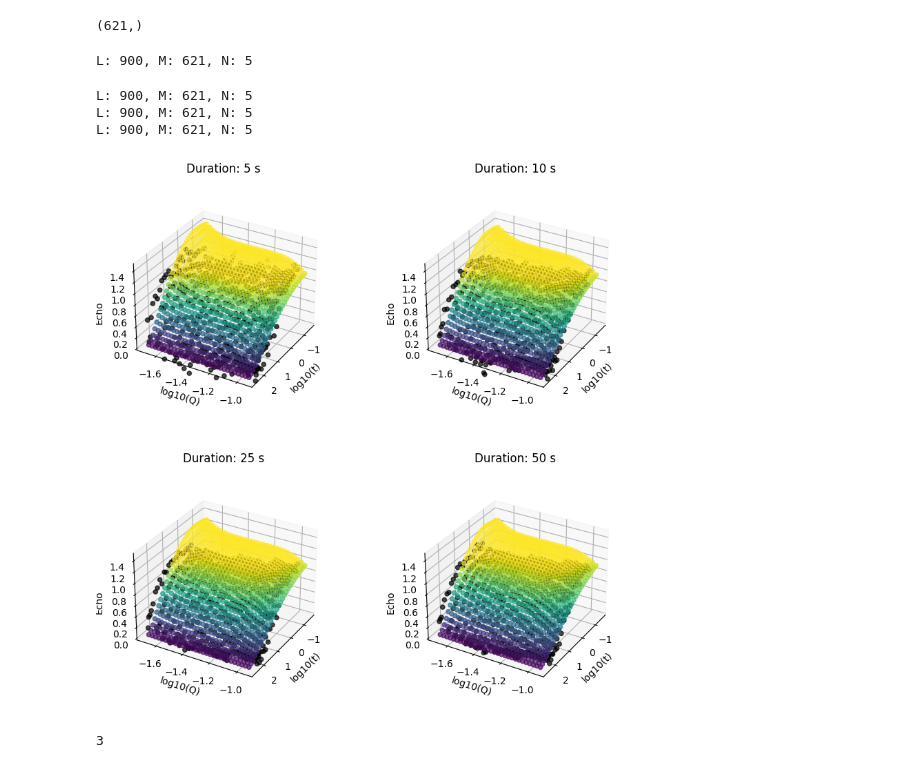
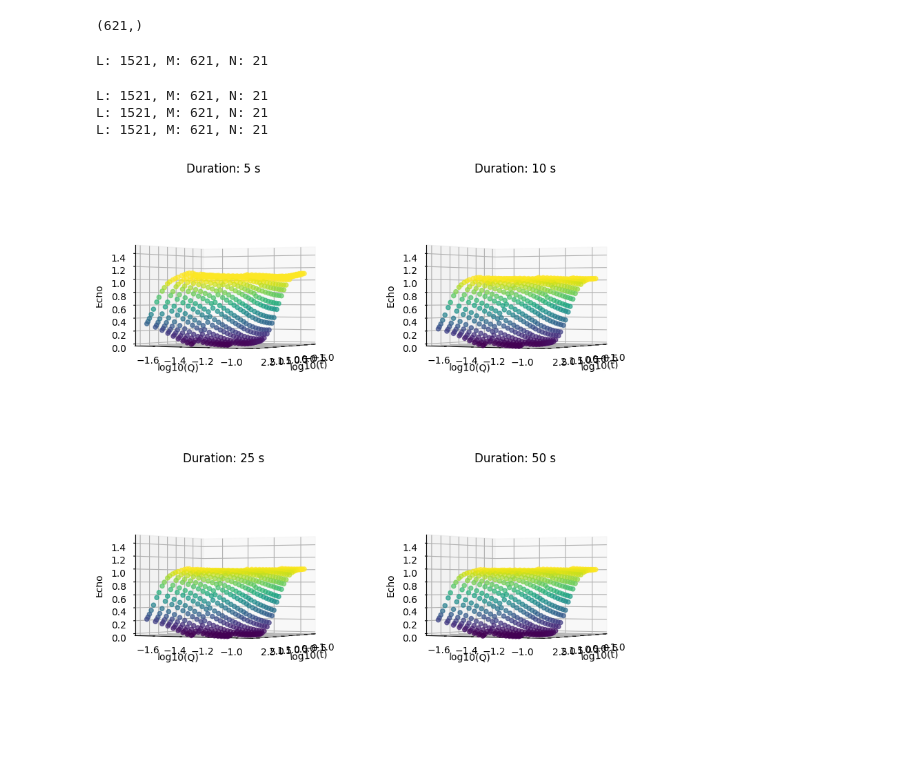
Before and after one commit to ch-tung/MLSR, a Jupyter notebook: spinecho/test_IN15.ipynb, the cells around one changed output. Cells and saved outputs as stored; diff of their text form; code cells hidden in the pictures.

```diff
--- a/spinecho/test_IN15.ipynb
+++ b/spinecho/test_IN15.ipynb
@@ -207,47 +207,58 @@ sqt_list[0].shape
 # %%
 from scipy.optimize import curve_fit
 fig = plt.figure(figsize=(10, 10))
+sqt_GPR_list = []
+sqt_GPR_err_list = []
 for i, duration in enumerate(duration_list):
     ax = fig.add_subplot(2, 2, i+1, projection='3d')
     axs.append(ax)
     sqt_exp = sqt_list[i]
-    delta_sqt_exp = sqt_err_list[i]
+    sqt_exp_lt = sqt_list[3]  # Take every third element
+    delta_sqt_exp = sqt_err_list[i]/4
     Q_obs = Q_flattened
     t_obs = t_flattened
+    # # Append (Q=min(Q_obs), t=min(t_obs), sqt=1) to the observed data
+    # Q_obs = np.append(Q_obs, Q_obs.min())
+    # t_obs = np.append(t_obs, t_obs.min())
+    # sqt_exp = np.append(sqt_exp, 1.0)
+    # delta_sqt_exp = np.append(delta_sqt_exp, 0.01)
+
     Q_eval_grid, t_eval_grid = np.meshgrid(np.logspace(np.log10(Q_obs.min()), np.log10(Q_obs.max()), 30), np.logspace(-1.5, 2.5, 30))
     Q_eval = Q_eval_grid.flatten()
     t_eval = t_eval_grid.flatten()
+    Q_eval = np.concatenate([Q_obs, Q_eval])
+    t_eval = np.concatenate([t_obs, t_eval])
 
     lambda_ = 0.25
-    mu_ = lambda_
+    mu_ = lambda_/2
 
-    N_Prony = 5
+    N_Prony = 21
     # list_tau_i = np.exp(np.linspace(-4,2,N_Prony))
-    list_tau_i = 10**(np.linspace(-2,2,N_Prony))
+    list_tau_i = 10**(np.linspace(-2,3,N_Prony))
+    # list_tau_i = np.linspace(0.05, 500, N_Prony)
     tau = np.array(list_tau_i)
     bg_mode = False
 
     A_GPR, K_GPR, sqt_GPR = bayesian_inference(
         sqt_exp, delta_sqt_exp, np.log(Q_obs), t_obs, np.log(Q_eval), t_eval, tau, mu_, lambda_, bg_mode=bg_mode
     )
 
-    ax.scatter(np.log10(t_eval), np.log10(Q_eval), sqt_GPR, c=sqt_GPR, alpha=0.7, vmax=1, vmin=0)
-    ax.scatter(np.log10(t_obs), np.log10(Q_obs), sqt_exp, c='k', alpha=0.7, vmax=1, vmin=0, marker='o', label='Observed')
+    sqt_GPR_obs = sqt_GPR[:len(sqt_exp)]
+    sqt_GPR_list.append(sqt_GPR_obs)
 
-    ax.view_init(elev=30, azim=30)
+    ax.scatter(np.log10(t_obs), np.log10(Q_obs), sqt_GPR_obs, c=sqt_GPR_obs, alpha=0.7, vmax=1, vmin=0)
+    # ax.scatter(np.log10(t_obs), np.log10(Q_obs), sqt_GPR-sqt_exp_lt, c=sqt_GPR-sqt_exp_lt, alpha=0.7, vmax=0.5, vmin=-0.5, cmap="bwr")
+
+    ax.view_init(elev=0, azim=30)
     ax.set_zlim(0, 1.5)
     ax.set_xlabel('log10(t)')
     ax.set_ylabel('log10(Q)')
     ax.set_zlabel('Echo', rotation=90)
     ax.set_box_aspect(None, zoom=0.85)
     ax.set_title(f'Duration: {duration} s')
 # %% [output]
-L: 900, M: 621, N: 5
+L: 1521, M: 621, N: 21
-L: 900, M: 621, N: 5
-L: 900, M: 621, N: 5
-L: 900, M: 621, N: 5
+L: 1521, M: 621, N: 21
+L: 1521, M: 621, N: 21
+L: 1521, M: 621, N: 21
-[figure, old version]
+[figure, new version]
-# %%
-len(echo_flattened_list)
-# %% [output]
-3
```
Also changed, not shown: parts of 4 cells of this notebook.
